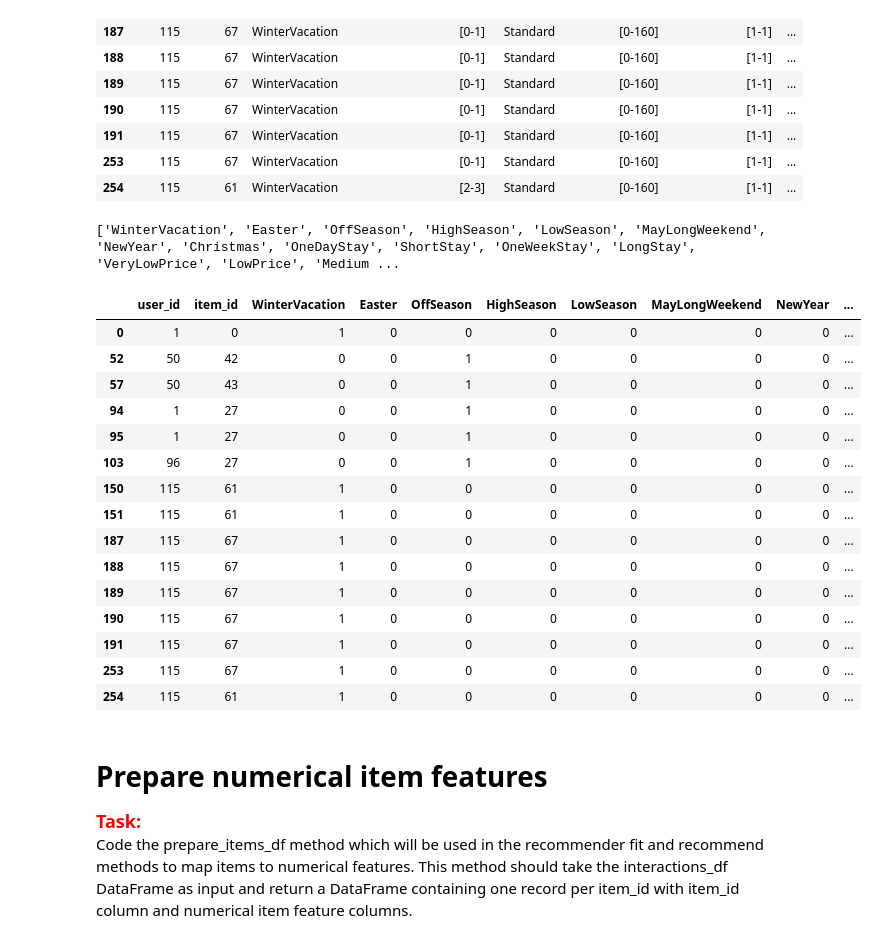
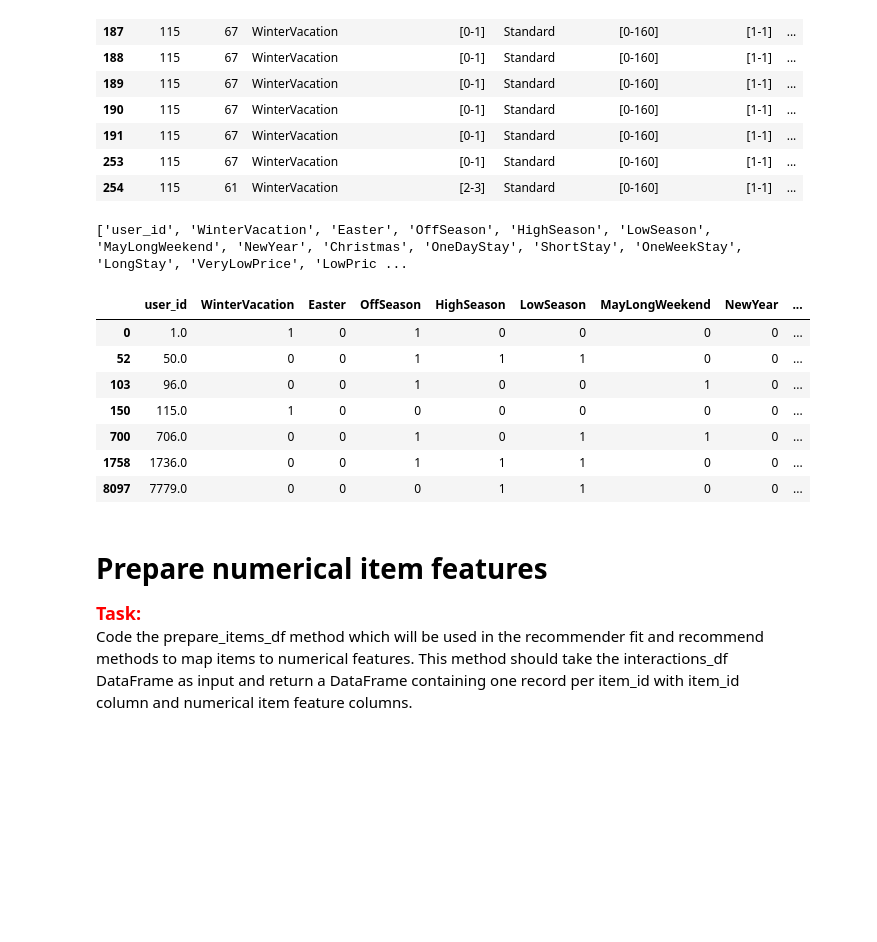
Before and after one commit to PiotrPopowski/recommender-systems-class, a Jupyter notebook: project_1_recommender_and_evaluation.ipynb, the cells around one changed output. Cells and saved outputs as stored; diff of their text form; code cells hidden in the pictures; blank space fills up the shorter version.

```diff
--- a/project_1_recommender_and_evaluation.ipynb
+++ b/project_1_recommender_and_evaluation.ipynb
@@ -156,52 +156,62 @@ def number_onehot_encoding(term, value):
         return 1
     else:
         return 0
 
+def user_mean_to_onehot(user_vector, mean_vector):
+    onehot_vector = [user_vector[0]]
+    for i in range(2,len(user_vector)):
+        if (user_vector[i] >= mean_vector[i]):
+            onehot_vector.append(1)
+        else:
+             onehot_vector.append(0)
+    return onehot_vector
+
 def prepare_users_df(interactions_df):
     # Write your code here
     # user_id | termf | length_of_stayf | rate_planf | room_segmentf | n_peoplef | weekendf
     users_df = interactions_df
     for t in column_values_dict['term']:
         users_df.loc[:, t] = interactions_df['term'].apply(lambda x: term_onehot_encoding(t, x))
     for t in column_values_dict['length_of_stay_bucket']:
         users_df.loc[:, t] = interactions_df['length_of_stay_bucket'].apply(lambda x: number_onehot_encoding(t, x))
     for t in column_values_dict['room_segment']:
         users_df.loc[:, t] = interactions_df['room_segment'].apply(lambda x: number_onehot_encoding(t, x))
     for t in column_values_dict['n_people_bucket']:
         users_df.loc[:, t] = interactions_df['n_people_bucket'].apply(lambda x: number_onehot_encoding(t, x))
     users_df.loc[:, 'WeekendStay'] = interactions_df['weekend_stay'].apply(lambda x: number_onehot_encoding('WeekendStay', x))
-    user_features = ['WinterVacation', 'Easter', 'OffSeason', 'HighSeason', 'LowSeason', 'MayLongWeekend', 'NewYear', 'Christmas',
+    user_features = ['user_id', 'WinterVacation', 'Easter', 'OffSeason', 'HighSeason', 'LowSeason', 'MayLongWeekend', 'NewYear', 'Christmas',
                      'OneDayStay', 'ShortStay', 'OneWeekStay', 'LongStay',
                      'VeryLowPrice', 'LowPrice', 'MediumPrice', 'HighPrice', 'VeryHighPrice',
                      'SingleRoom', 'TwinRoom', 'TripleRoom', 'ExtraRoom',
                      'weekend_stay']
     users_df = users_df.drop(columns = ['term','length_of_stay_bucket', 'rate_plan', 'room_segment', 'n_people_bucket', 'weekend_stay'])
-    return users_df, user_features
+    features_mean = users_df.mean(axis = 0)
+    users_onehot_df = []
+    for user in users_df['user_id']:
+        user_mean = users_df.loc[users_df['user_id']==user].mean(axis = 0)
+        user_mean['user_id'] = user
+        user_onehot_encoding = user_mean_to_onehot(user_mean, features_mean)
+        users_onehot_df.append(user_onehot_encoding)
+    users_onehot_df = pd.DataFrame(users_onehot_df, columns=user_features)
+    users_onehot_df = users_onehot_df.drop_duplicates(subset=['user_id'])
+    return users_onehot_df, user_features
 
 
 users_df, user_features = prepare_users_df(interactions_df)
 
 print(user_features)
 
 display(HTML(users_df.loc[users_df['user_id'].isin([706, 1736, 7779, 96, 1, 50, 115])].head(15).to_html()))
 # %% [output]
-['WinterVacation', 'Easter', 'OffSeason', 'HighSeason', 'LowSeason', 'MayLongWeekend', 'NewYear', 'Christmas', 'OneDayStay', 'ShortStay', 'OneWeekStay', 'LongStay', 'VeryLowPrice', 'LowPrice', 'Medium ...
+['user_id', 'WinterVacation', 'Easter', 'OffSeason', 'HighSeason', 'LowSeason', 'MayLongWeekend', 'NewYear', 'Christmas', 'OneDayStay', 'ShortStay', 'OneWeekStay', 'LongStay', 'VeryLowPrice', 'LowPric ...
-|  | user_id | item_id | WinterVacation | Easter | OffSeason | HighSeason | LowSeason | MayLongWeekend | NewYear | ... |
-| 0 | 1 | 0 | 1 | 0 | 0 | 0 | 0 | 0 | 0 | ... |
-| 52 | 50 | 42 | 0 | 0 | 1 | 0 | 0 | 0 | 0 | ... |
-| 57 | 50 | 43 | 0 | 0 | 1 | 0 | 0 | 0 | 0 | ... |
-| 94 | 1 | 27 | 0 | 0 | 1 | 0 | 0 | 0 | 0 | ... |
-| 95 | 1 | 27 | 0 | 0 | 1 | 0 | 0 | 0 | 0 | ... |
-| 103 | 96 | 27 | 0 | 0 | 1 | 0 | 0 | 0 | 0 | ... |
-| 150 | 115 | 61 | 1 | 0 | 0 | 0 | 0 | 0 | 0 | ... |
-| 151 | 115 | 61 | 1 | 0 | 0 | 0 | 0 | 0 | 0 | ... |
-| 187 | 115 | 67 | 1 | 0 | 0 | 0 | 0 | 0 | 0 | ... |
-| 188 | 115 | 67 | 1 | 0 | 0 | 0 | 0 | 0 | 0 | ... |
-| 189 | 115 | 67 | 1 | 0 | 0 | 0 | 0 | 0 | 0 | ... |
-| 190 | 115 | 67 | 1 | 0 | 0 | 0 | 0 | 0 | 0 | ... |
-| 191 | 115 | 67 | 1 | 0 | 0 | 0 | 0 | 0 | 0 | ... |
-| 253 | 115 | 67 | 1 | 0 | 0 | 0 | 0 | 0 | 0 | ... |
-| 254 | 115 | 61 | 1 | 0 | 0 | 0 | 0 | 0 | 0 | ... |
+|  | user_id | WinterVacation | Easter | OffSeason | HighSeason | LowSeason | MayLongWeekend | NewYear | ... |
+| 0 | 1.0 | 1 | 0 | 1 | 0 | 0 | 0 | 0 | ... |
+| 52 | 50.0 | 0 | 0 | 1 | 1 | 1 | 0 | 0 | ... |
+| 103 | 96.0 | 0 | 0 | 1 | 0 | 0 | 1 | 0 | ... |
+| 150 | 115.0 | 1 | 0 | 0 | 0 | 0 | 0 | 0 | ... |
+| 700 | 706.0 | 0 | 0 | 1 | 0 | 1 | 1 | 0 | ... |
+| 1758 | 1736.0 | 0 | 0 | 1 | 1 | 1 | 0 | 0 | ... |
+| 8097 | 7779.0 | 0 | 0 | 0 | 1 | 1 | 0 | 0 | ... |
 # %% [markdown]
 # Prepare numerical item features
 
```
